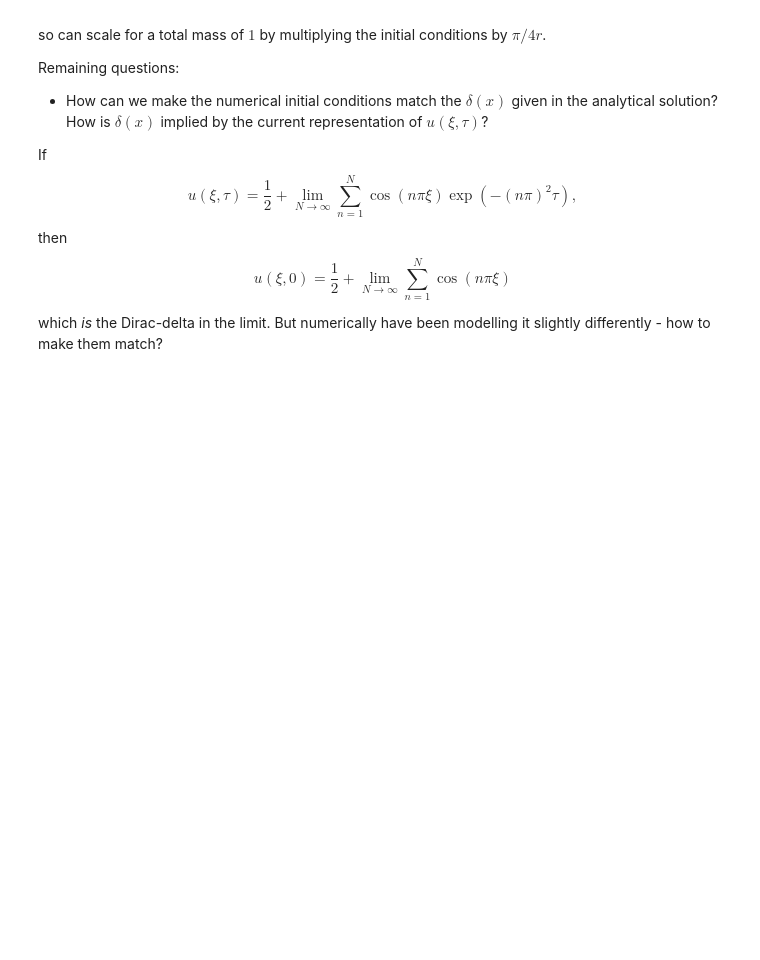
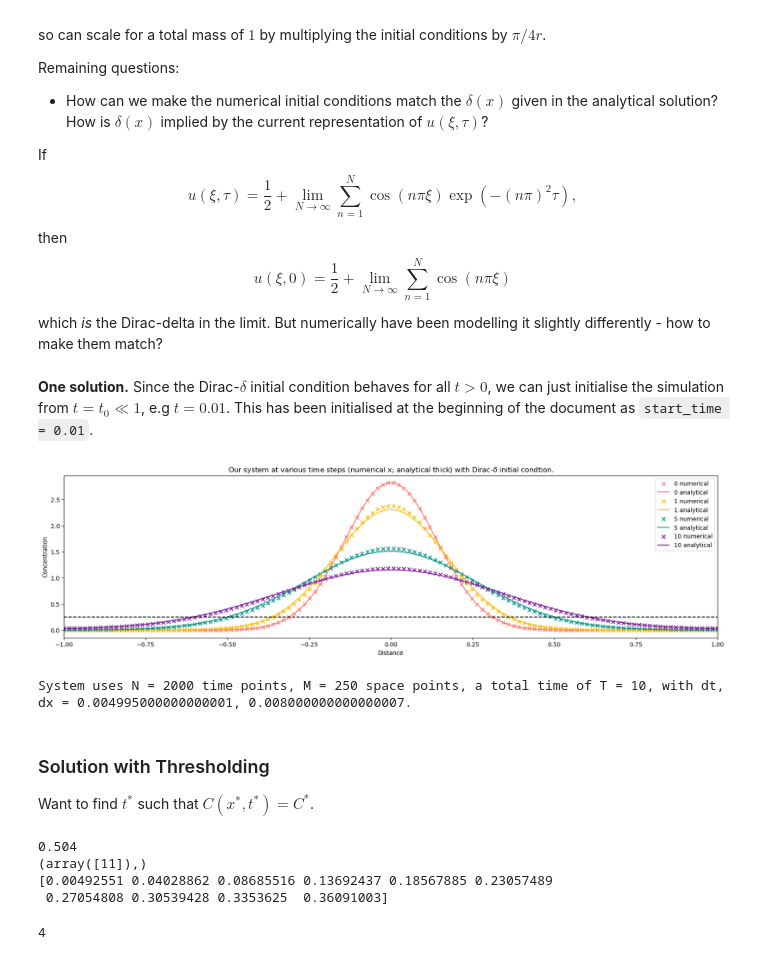
Before and after one commit to farellzev/uoe_industrial_p01, a Jupyter notebook: freds-project1.ipynb, the cells around one changed output. Saved outputs shown, nothing was run; the diff lists cells and outputs as text; code cells hidden in the pictures; blank space fills up the shorter version.

```diff
--- a/freds-project1.ipynb
+++ b/freds-project1.ipynb
@@ -262,3 +271,74 @@ u(\xi, 0) = \frac{1}{2} + \lim_{N \rightarrow \infty} \sum_{n=1}^N \cos(n\pi\xi)
 $$
 
 which *is* the Dirac-delta in the limit. But numerically have been modelling it slightly differently - how to make them match?
+# %% [markdown]
+**One solution.**
+Since the Dirac-$\delta$ initial condition behaves for all $t > 0$, we can just initialise the simulation from $t = t_0 \ll 1$, e.g $t = 0.01$. This has been initialised at the beginning of the document as `start_time = 0.01`.
+# %%
+# recall again: n is time, m is space
+U_2 = np.zeros((N+1, M+1))
+N_analytic = int(1e4)
+
+# set initial condition to be dirac-delta for the smallest time we have
+U_2[0] = analytical_sol(x, start_time, N_analytic)
+U_ex_2 = np.zeros((N+1, M+1))
+
+for n in range(0, N):
+    pseudo_inv = spsolve(A, U_2[n])
+    U_2[n + 1] = pseudo_inv
+
+times = [0, 1, 5, 10]
+
+fig, ax = plt.subplots(1, 1, figsize = (20, 5))
+for i, time in enumerate(times):
+    # numerical
+    ax.scatter(x[::2], U_2[time][::2], label = f'{time} numerical', color = colours[i], marker = 'x')
+
+    # analytical
+    ax.plot(x[::2], analytical_sol(x[::2], t[time], N_analytic), color = colours[i], label = f'{time} analytical')
+
+    ax.set_title(r'Our system at various time steps (numerical x; analytical thick) with Dirac-$\delta$ initial condtion.')
+    ax.set_xlabel("Distance")
+    ax.set_ylabel("Concentration")
+    ax.set_xlim(-1, 1)
+
+ax.plot(x[::2], [0.25] * len(x[::2]), color = "black", linestyle = 'dashed')
+
+plt.legend(loc = 'best')
+plt.show()
+
+print(f'System uses N = {N} time points, M = {M} space points, a total time of T = {T}, with dt, dx = {dt}, {dx}.')
+# %% [output]
+[figure, added]
+System uses N = 2000 time points, M = 250 space points, a total time of T = 10, with dt, dx = 0.004995000000000001, 0.008000000000000007.
+# %% [markdown]
+### Solution with Thresholding
+Want to find $t^*$ such that $C(x^*, t^*) = C^*$.
+# %%
+x_star = 0.5
+C_star = 0.40
+
+# x = np.linspace(-1, 1, M + 1) :: 0.5 is 3\4th of the way through
+x_loc = 3 * len(x) // 4
+print(x[x_loc])
+
+# U[:, x_loc] will print the concentrations at x_loc for all time steps
+concentrations_at_x = U_2[:, x_loc]
+first_val = next(conc for conc in concentrations_at_x if conc > C_star)
+first_val_index = np.where(concentrations_at_x == first_val)
+print(first_val_index)
+
+
+# want the first time that satisfies C(x, t) > C*
+print(U_2[:, x_loc][0:10])
+# %% [output]
+0.504
+(array([11]),)
+[0.00492551 0.04028862 0.08685516 0.13692437 0.18567885 0.23057489
+ 0.27054808 0.30539428 0.3353625  0.36091003]
+# %%
+test_list = [1, 2, 3, 4, 5, 6, 7]
+a = next(i for i in test_list if i > 3)
+a
+# %% [output]
+4
```
Also changed, not shown: parts of 2 cells of this notebook.
